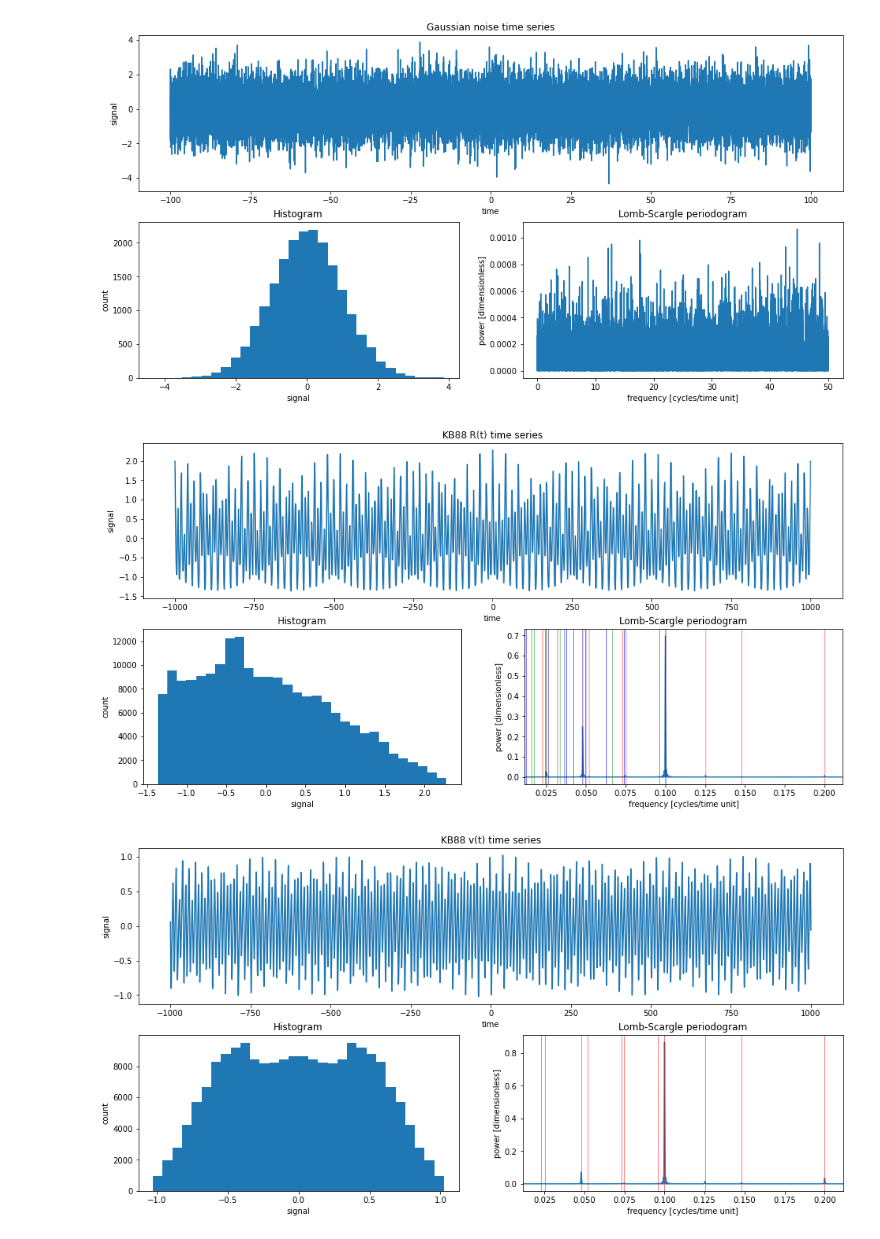
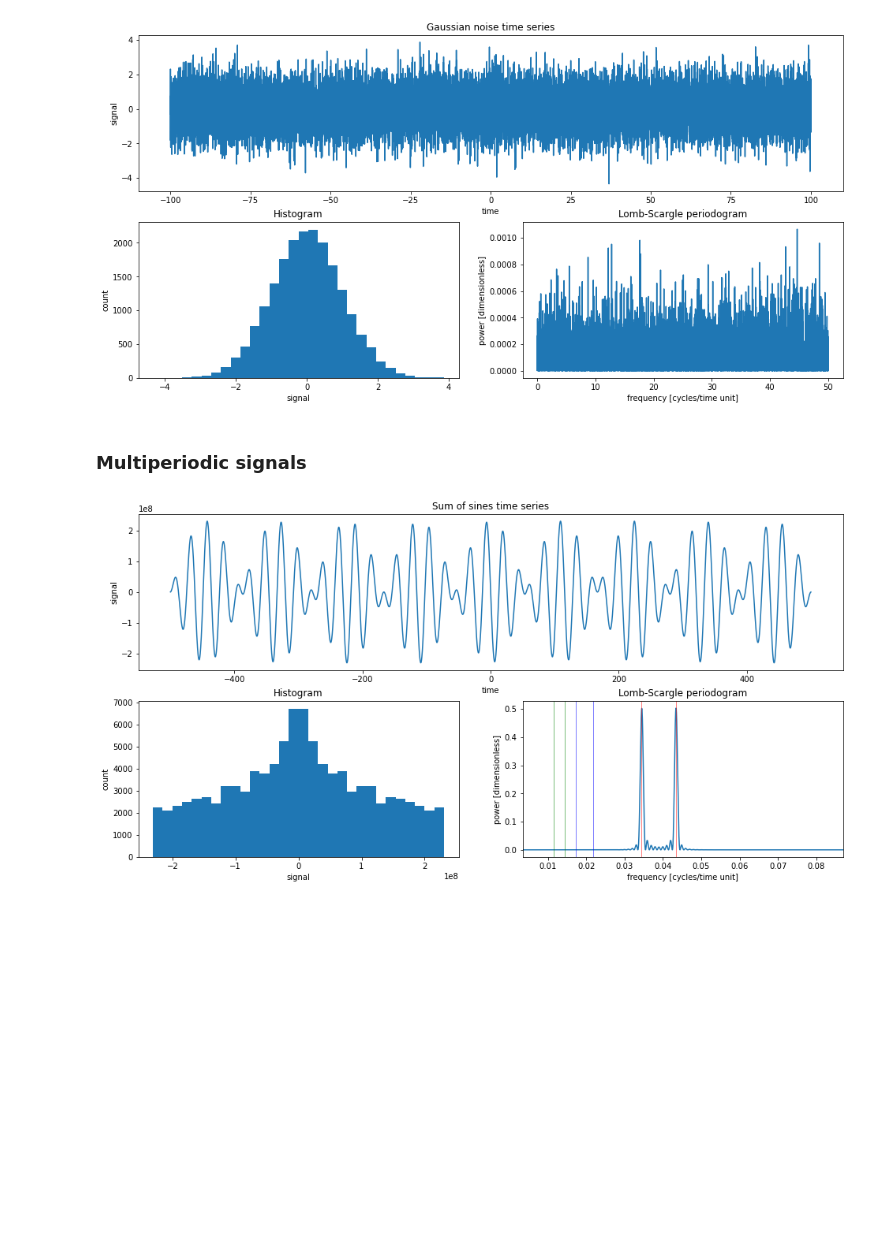
Before and after one commit to esandford/starspot_chaos, a Jupyter notebook: syntheticSignals.ipynb, the cells around one changed output. Saved outputs shown, nothing was run; the diff lists cells and outputs as text; code cells hidden in the pictures; blank space fills up the shorter version.

```diff
--- a/syntheticSignals.ipynb
+++ b/syntheticSignals.ipynb
@@ -78,21 +58,24 @@ gaussianNoise = np.random.normal(0.,1.,len(t))
 plotTimeSeries(t, gaussianNoise,min_freq=(1./baseline),max_freq=(1./(2.*dt)),title="Gaussian noise")
 # %% [output]
 [figure]
-# %%
-dt = 0.01
-tmin = -1000.
-tmax = 1000.
-baseline = tmax - tmin
-t = np.arange(tmin,tmax,dt)
-
-multiPeriodic_r, multiPeriodic_v = KB88(t)
-
-trueFreqs = np.array((0.1, 0.048, 0.0252, 0.1+0.048, 0.1-0.048, 0.048+0.0252, 0.048-0.0252, 0.1+0.0252, 0.1-0.0252, 2*0.1, 2*0.048,))
-
-plotTimeSeries(t, multiPeriodic_r, min_freq=0.5*np.min(trueFreqs),max_freq=np.max(trueFreqs)+0.5*np.min(trueFreqs), nq=10, spp=100,
-               LS_xlim = (0.5*np.min(trueFreqs),np.max(trueFreqs)+0.5*np.min(trueFreqs)), true_freq=trueFreqs, plot_harmonics=True, title="KB88 R(t)")
-plotTimeSeries(t, multiPeriodic_v, min_freq=0.5*np.min(trueFreqs),max_freq=np.max(trueFreqs)+0.5*np.min(trueFreqs), nq=10, spp=100,
-               LS_xlim = (0.5*np.min(trueFreqs),np.max(trueFreqs)+0.5*np.min(trueFreqs)), true_freq=trueFreqs, title="KB88 v(t)")
-# %% [output]
-[figure, removed]
-[figure, removed]
+# %% [markdown]
+### Multiperiodic signals
+# %%
+dt = 0.01
+tmin = -500.
+tmax = 500.
+baseline = tmax - tmin
+t = np.arange(tmin,tmax,dt)
+
+v1 = 2*np.pi*(1./23.)
+v2 = 2*np.pi*(1./29.)
+
+trueFreqs = np.array((1./23.,1./29.))
+
+simplePeriodic = (np.sin(t*v1) + np.sin(t*v2))
+simplePeriodic = simplePeriodic/np.mean(simplePeriodic)
+plotTimeSeries(t, simplePeriodic,min_freq=(1./baseline),max_freq=(1./(2.*dt)), nq=10, spp=100,
+               LS_xlim = (0.1*np.min(trueFreqs),2*np.max(trueFreqs)), plot_harmonics=True,
+               true_freq=trueFreqs,title="Sum of sines")
+# %% [output]
+[figure, added]
```
Also changed, not shown: parts of 18 cells of this notebook.
